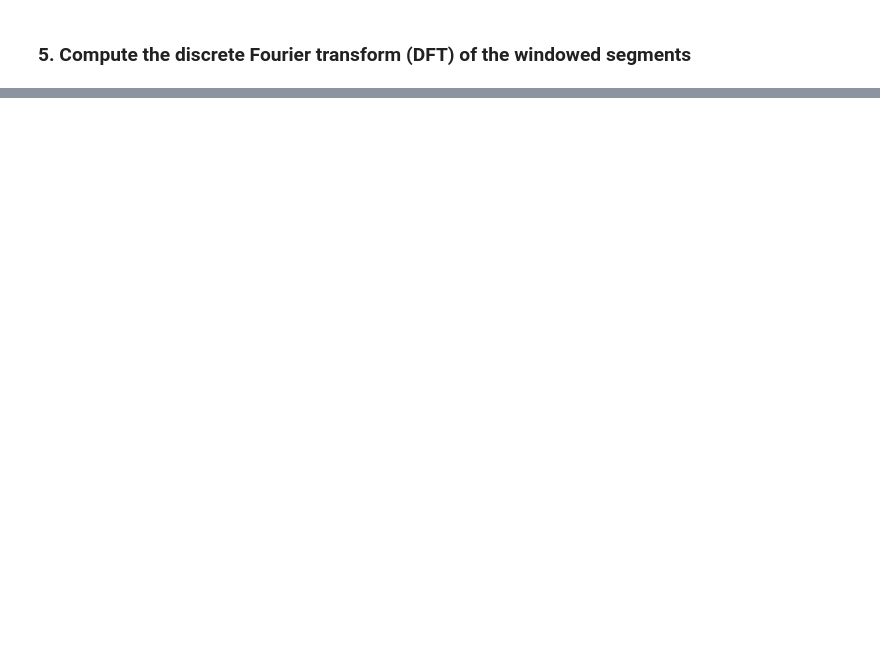
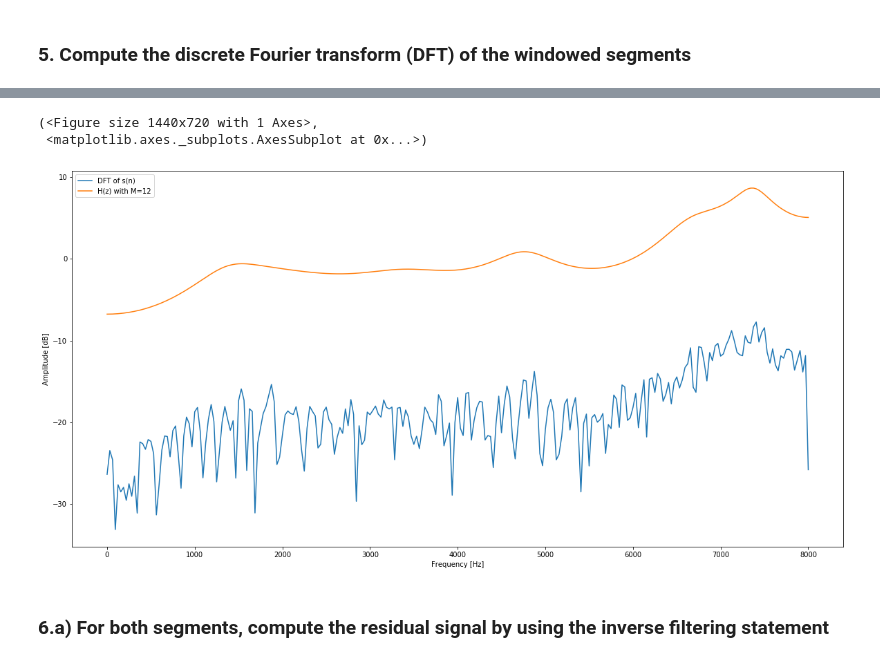
Before and after one commit to floschne/ssp20, a Jupyter notebook: notebooks/ex3.ipynb, the cells around one changed output, grey strips where cells are left out. Drawn from its saved outputs; the diff is of its cells as text; code cells hidden in the pictures; blank space fills up the shorter version.

```diff
--- a/notebooks/ex3.ipynb
+++ b/notebooks/ex3.ipynb
@@ -139,0 +151,8 @@ ax1.legend()
+# %%
+plot_dft_with_vocal_tract_filter_response(unvoiced_frame, "unvoiced frame")
+# %% [output]
+(<Figure size 1440x720 with 1 Axes>,
+ <matplotlib.axes._subplots.AxesSubplot at 0x...>)
+[figure, added]
+# %% [markdown]
+### 6.a) For both segments, compute the residual signal by using the inverse filtering statement
```
Also changed, not shown: parts of 26 cells of this notebook.
